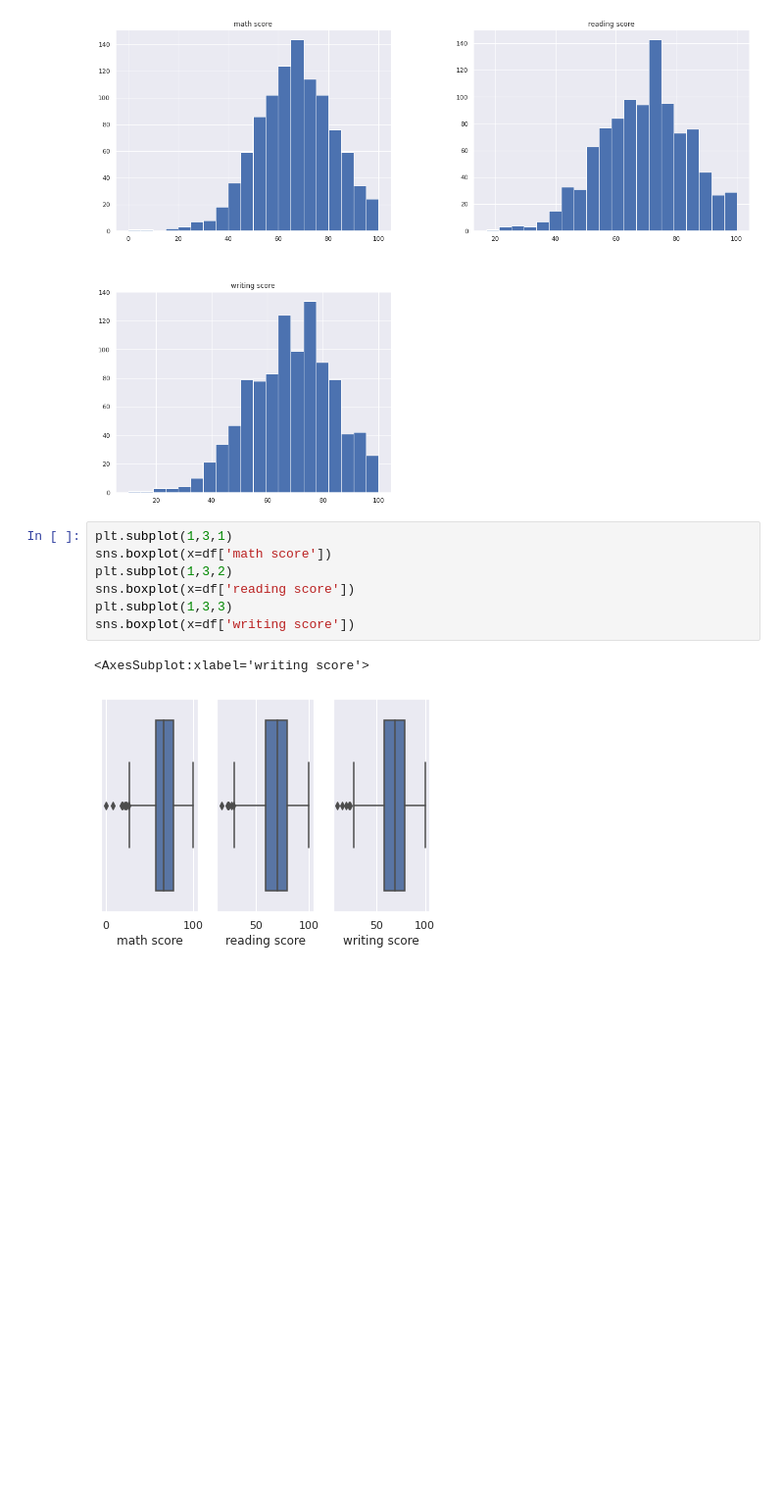
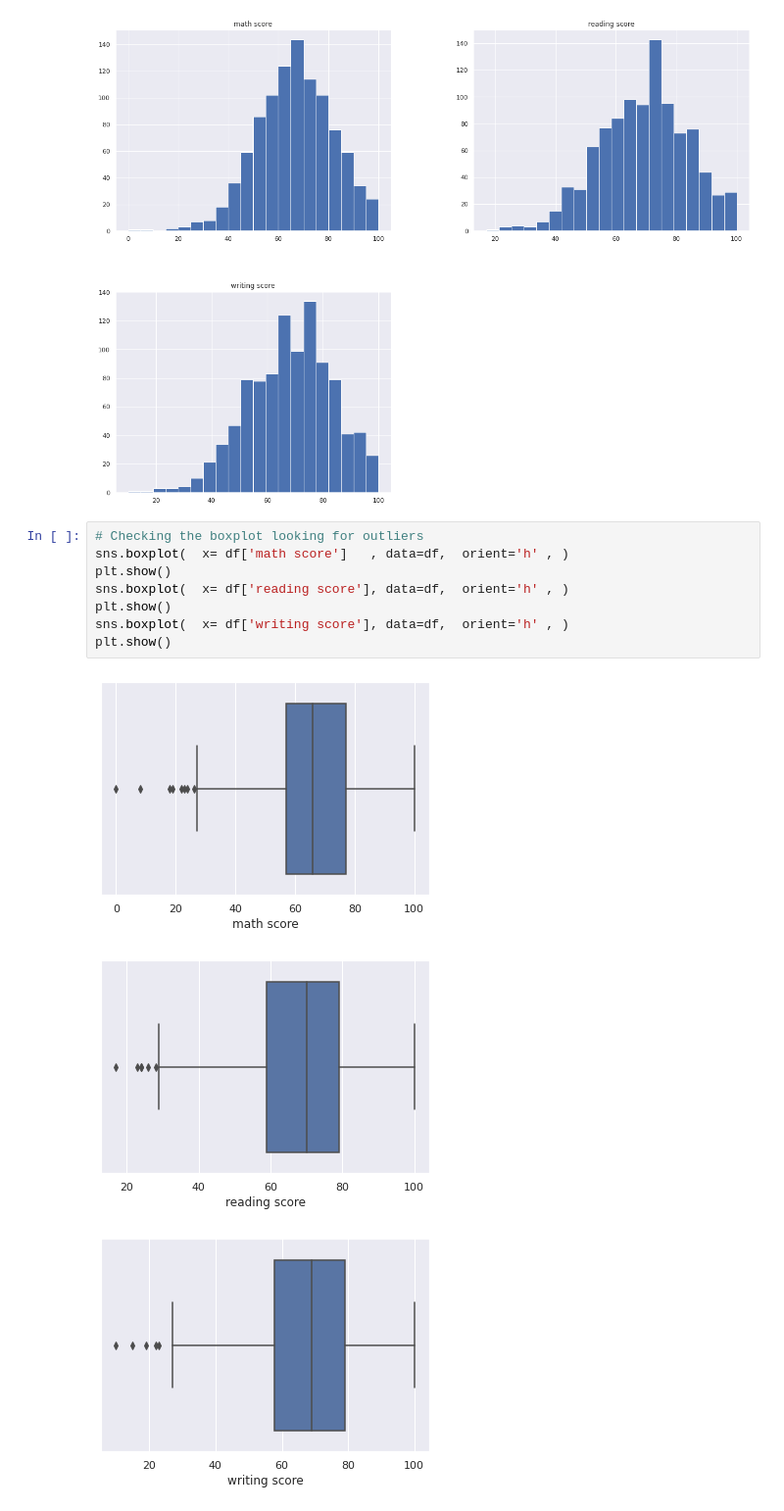
Before and after one commit to anibalfisico/Data-Science, a Jupyter notebook: students-performance-in-exams-usa.ipynb, the cells around one changed output. Shown at 98% size. Drawn from its saved outputs; the diff is of its cells as text; blank space fills up the shorter version.

```diff
--- a/students-performance-in-exams-usa.ipynb
+++ b/students-performance-in-exams-usa.ipynb
@@ -100,12 +100,14 @@ df.hist(bins=20, figsize=(20,15));
 # %% [output]
 [figure]
 # %%
-plt.subplot(1,3,1)
-sns.boxplot(x=df['math score'])
-plt.subplot(1,3,2)
-sns.boxplot(x=df['reading score'])
-plt.subplot(1,3,3)
-sns.boxplot(x=df['writing score'])
+# Checking the boxplot looking for outliers
+sns.boxplot(  x= df['math score']   , data=df,  orient='h' , )
+plt.show()
+sns.boxplot(  x= df['reading score'], data=df,  orient='h' , )
+plt.show()
+sns.boxplot(  x= df['writing score'], data=df,  orient='h' , )
+plt.show()
 # %% [output]
-<AxesSubplot:xlabel='writing score'>
-[figure, old version]
+[figure, new version]
+[figure, added]
+[figure, added]
```
Also changed, not shown: parts of 13 cells of this notebook.
